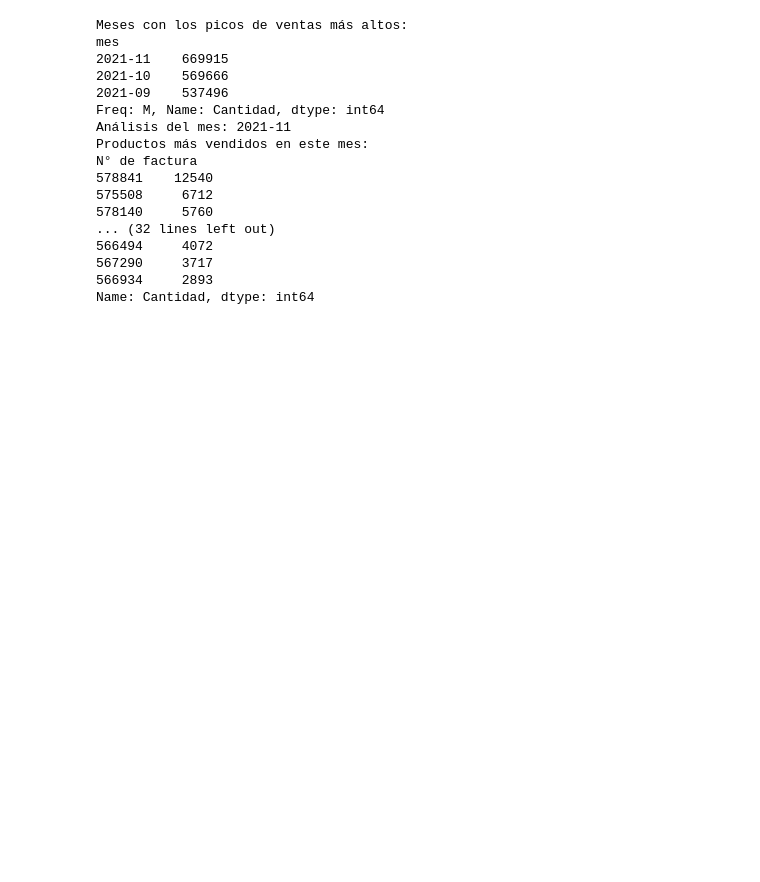
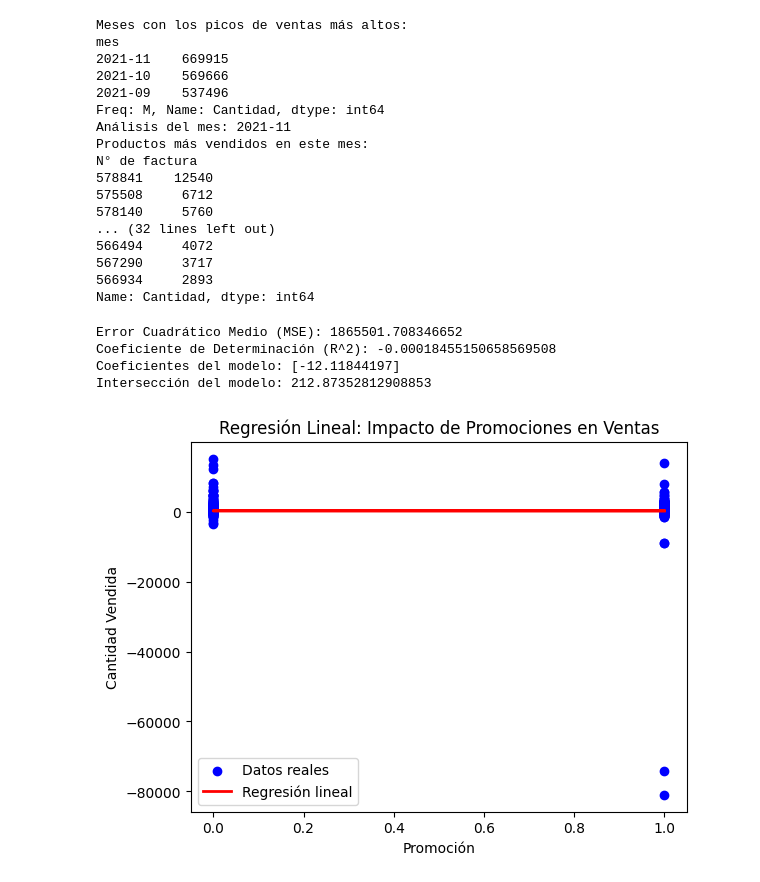
Before and after one commit to RolandoOrtizB/Bootcamp, a Jupyter notebook: Proyecto20042024.ipynb, the cells around one changed output. Cells and saved outputs as stored; diff of their text form; code cells hidden in the pictures; blank space fills up the shorter version.

```diff
--- a/Proyecto20042024.ipynb
+++ b/Proyecto20042024.ipynb
@@ -297,3 +324,64 @@ N° de factura
 567290     3717
 566934     2893
 Name: Cantidad, dtype: int64
+# %%
+import pandas as pd
+import numpy as np
+import matplotlib.pyplot as plt
+from sklearn.model_selection import train_test_split
+from sklearn.linear_model import LinearRegression
+from sklearn.metrics import mean_squared_error, r2_score
+
+# Cargar el archivo CSV
+df = pd.read_csv('/ventas-por-factura.csv', parse_dates=['Fecha de factura'])
+
+# Verificar las primeras filas del DataFrame
+df.head()
+
+# Verificar si la columna 'Promoción' existe y es adecuada para el análisis
+if 'Promoción' not in df.columns:
+    # Crear una columna 'Promoción' de ejemplo
+    df['Promoción'] = np.random.randint(0, 2, size=len(df))
+
+# Convertir 'Promoción' a variable numérica si no lo es
+df['Promoción'] = df['Promoción'].astype(int)
+
+# Crear variables independientes (X) y dependiente (y)
+X = df[['Promoción']]  # Puedes agregar más variables aquí si las tienes
+y = df['Cantidad']
+
+# Dividir los datos en conjuntos de entrenamiento y prueba
+X_train, X_test, y_train, y_test = train_test_split(X, y, test_size=0.3, random_state=42)
+
+# Crear el modelo de regresión lineal
+model = LinearRegression()
+model.fit(X_train, y_train)
+
+# Predecir las ventas en el conjunto de prueba
+y_pred = model.predict(X_test)
+
+# Evaluar el modelo
+mse = mean_squared_error(y_test, y_pred)
+r2 = r2_score(y_test, y_pred)
+
+print(f'Error Cuadrático Medio (MSE): {mse}')
+print(f'Coeficiente de Determinación (R^2): {r2}')
+
+# Mostrar los coeficientes del modelo
+print(f'Coeficientes del modelo: {model.coef_}')
+print(f'Intersección del modelo: {model.intercept_}')
+
+# Visualizar los resultados
+plt.scatter(X_test, y_test, color='blue', label='Datos reales')
+plt.plot(X_test, y_pred, color='red', linewidth=2, label='Regresión lineal')
+plt.title('Regresión Lineal: Impacto de Promociones en Ventas')
+plt.xlabel('Promoción')
+plt.ylabel('Cantidad Vendida')
+plt.legend()
+plt.show()
+# %% [output]
+Error Cuadrático Medio (MSE): 1865501.708346652
+Coeficiente de Determinación (R^2): -0.00018455150658569508
+Coeficientes del modelo: [-12.11844197]
+Intersección del modelo: 212.87352812908853
+[figure, added]
```
Also changed, not shown: parts of 14 cells of this notebook.
